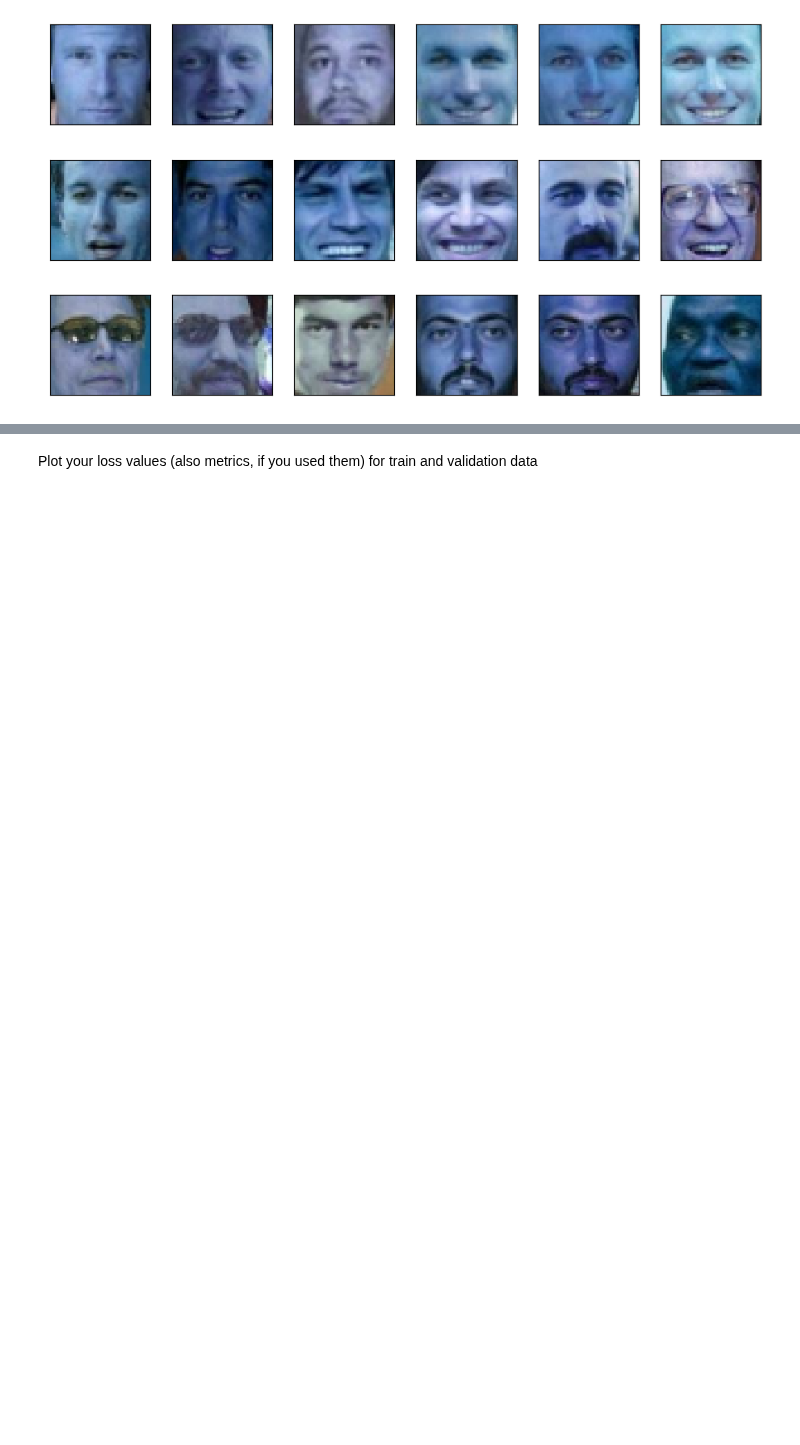
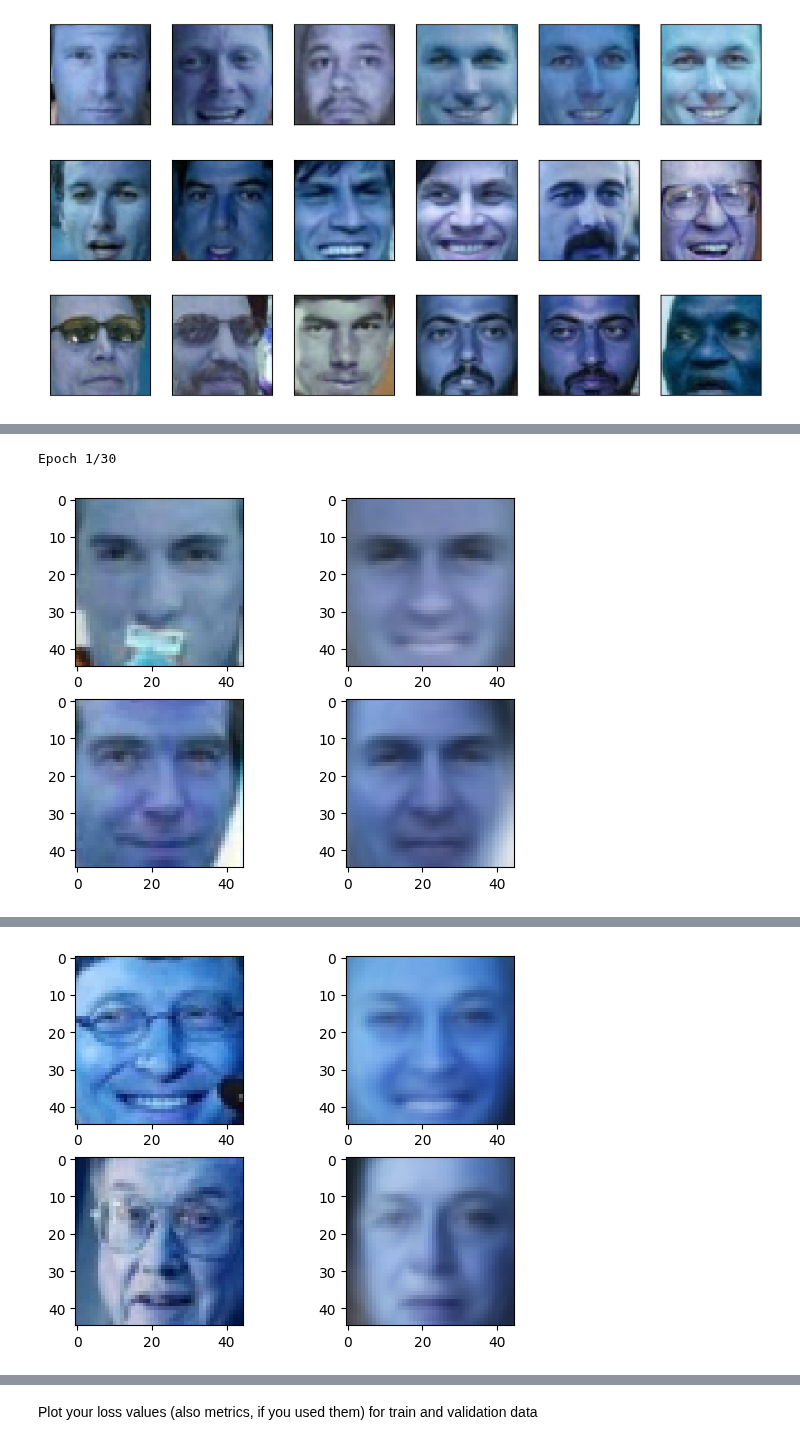
Before and after one commit to SonaHasratyan/ML_practice, a Jupyter notebook: app/week16/vae.ipynb, the cells around one changed output, grey strips where cells are left out. Drawn from its saved outputs; the diff is of its cells as text; code cells hidden in the pictures; blank space fills up the shorter version.

```diff
--- a/app/week16/vae.ipynb
+++ b/app/week16/vae.ipynb
@@ -79,5 +103,8 @@ Why to use all this complicated formulaes and regularizations, what is the need
 # %%
-dimZ = 100  # Considering face reconstruction task, which size of representation seems reasonable?
+dimZ = 100
+# dimZ & hidden_state should be different
+# Considering face reconstruction task, which size of representation seems reasonable?
+input_size = X_train.shape[1]
 
 # You can define the decoder and encoder as networks with one hidden fc-layer
 # (that means you will have 2 fc layers in each net)
@@ -89,12 +116,13 @@ dimZ = 100  # Considering face reconstruction task, which size of representation
 # However, you can just have 1 fc layer in each network without any activation,
 # and it will also show some results
 
-vanila_encoder =
-vanila_decoder =
+# todo: check this part
+vanilla_encoder = Dense(dimZ, activation="relu", name="encoder_layer1")
+vanilla_decoder = Dense(input_size, activation="sigmoid", name="decoder_layer1")
 
 model = tf.keras.Sequential()
-model.add(vanila_encoder)
-model.add(vanila_decoder)
+model.add(vanilla_encoder)
+model.add(vanilla_decoder)
 # %%
 class DisplayCallback(tf.keras.callbacks.Callback):
     def __init__(self, model, rate):
@@ -107,34 +135,31 @@ class DisplayCallback(tf.keras.callbacks.Callback):
         if epoch % self.rate == 0:
             idx = np.random.choice(X_train.shape[0])
             plt.subplot(221)
-            plt.imshow(X_train[idx].reshape(
-                (image_h, image_w, 3)
-            ))
+            plt.imshow(X_train[idx].reshape((image_h, image_w, 3)))
             plt.subplot(222)
-            plt.imshow(tf.reshape(
-                model(X_train[tf.newaxis, idx]), (image_h, image_w, 3)
-            ))
+            plt.imshow(
+                tf.reshape(model(X_train[tf.newaxis, idx]), (image_h, image_w, 3))
+            )
             idx = np.random.choice(X_val.shape[0])
             plt.subplot(223)
-            plt.imshow(X_val[idx].reshape(
-                (image_h, image_w, 3)
-            ))
+            plt.imshow(X_val[idx].reshape((image_h, image_w, 3)))
             plt.subplot(224)
-            plt.imshow(tf.reshape(
-                model(X_val[tf.newaxis, idx]), (image_h, image_w, 3)
-            ))
+            plt.imshow(tf.reshape(model(X_val[tf.newaxis, idx]), (image_h, image_w, 3)))
             plt.show()
 # %%
 # Create MSE loss function
-loss =
+import keras
+loss = keras.losses.mean_squared_error
 # Use Adam optimizer
 opt = tf.keras.optimizers.Adam()
-model.compile()
+model.compile(loss=loss, optimizer=opt)
 callback = DisplayCallback(model, 10)
 # %%
 # Train your autoencoder
 # Add validation data
 # Visualize progress in reconstruction and loss decay
-history = model.fit(
-    callbacks=[callback]
-)
+history = model.fit(X_train, X_train, epochs=30, validation_data=(X_val, X_val),
+    callbacks=[callback])
+# %% [output]
+Epoch 1/30
+[figure, added]
@@ -140,0 +186 @@ history = model.fit(
+[figure, added]
```
Also changed, not shown: parts of 10 cells of this notebook, 3 other files.
